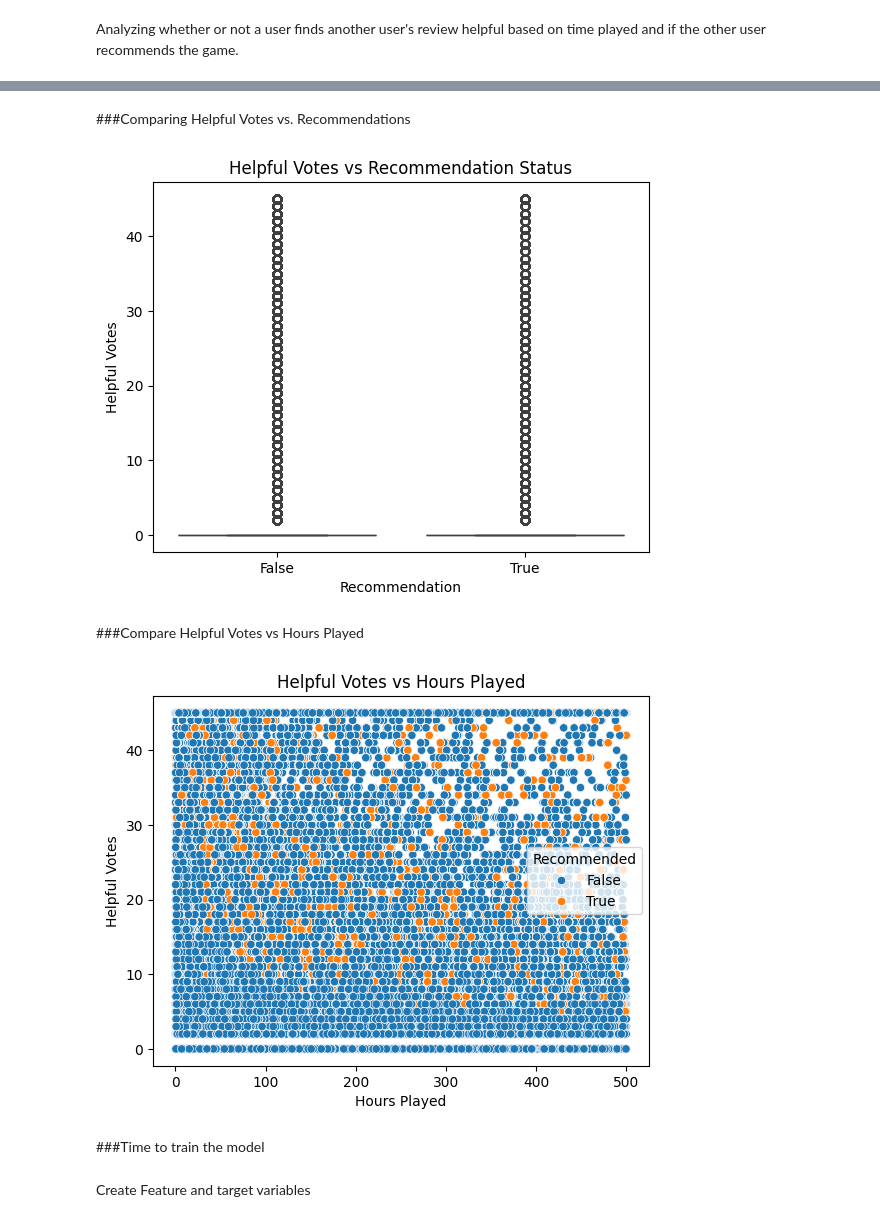
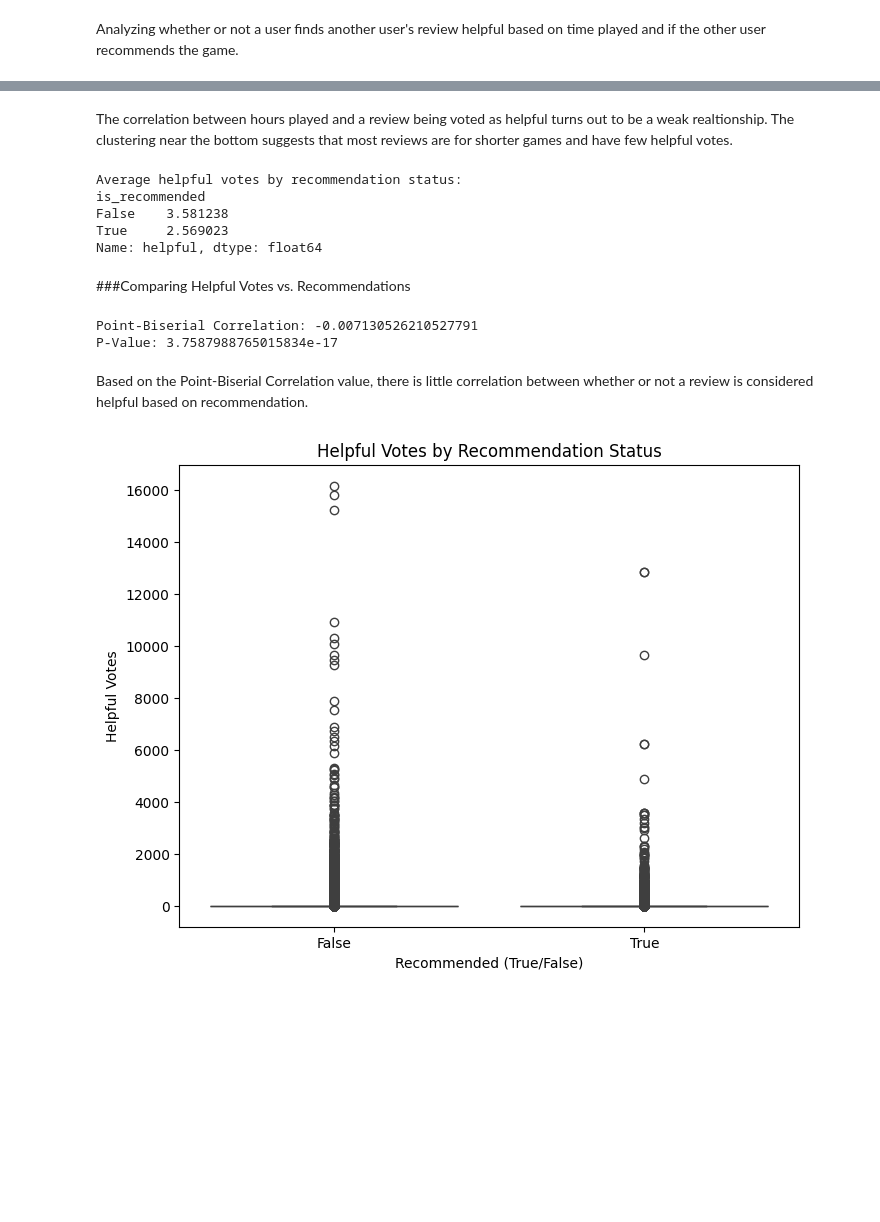
Before and after one commit to ZSCode768/Machine-Learning-Project, a Jupyter notebook: Surlow_EDA_Project.ipynb, the cells around one changed output, grey strips where cells are left out. Cells and saved outputs as stored; diff of their text form; code cells hidden in the pictures; blank space fills up the shorter version.

```diff
--- a/Surlow_EDA_Project.ipynb
+++ b/Surlow_EDA_Project.ipynb
@@ -111,15 +193,15 @@ Name: helpful, dtype: int64
 # %%
 # Standardize helpful values to eliminate data corruption and create binary value of review being helpful or not helpful
-data['helpful'] = pd.to_numeric(data['helpful'], errors='coerce')
-data = data.dropna(subset=['helpful'])
-data['helpful_binary'] = data['helpful'].apply(lambda x: 1 if x > 0 else 0)
-data['helpful_binary'] = data['helpful_binary'].replace({1: 'helpful', 0: 'not_helpful'})
+df['helpful'] = pd.to_numeric(df['helpful'], errors='coerce')
+df =  df.dropna(subset=['helpful'])
+df['helpful_binary'] =  df['helpful'].apply(lambda x: 1 if x > 0 else 0)
+df['helpful_binary'] =  df['helpful_binary'].replace({1: 'helpful', 0: 'not_helpful'})
 
 # Display the is_recommended values after standardization
-print(data['helpful_binary'].value_counts())
+print(df['helpful_binary'].value_counts())
 print("\n\n")
 # Display Percentages
-percen = data['helpful_binary'].value_counts(normalize=True)*100
+percen =  df['helpful_binary'].value_counts(normalize=True)*100
 percen = percen.map(lambda x: f"%{x:.6f}")
 print(percen)
 # %% [output]
@@ -159,32 +273,40 @@ plt.show()
+# %% [markdown]
+The correlation between hours played and a review being voted as helpful turns out to be a weak realtionship.  The clustering near the bottom suggests that most reviews are for shorter games and have few helpful votes.
+# %%
+df['is_recommended'] = df['is_recommended'].str.lower()
+df['is_recommended'] = df['is_recommended'].map({'true': True, 'false': False})
+df['is_recommended'] = df['is_recommended'].fillna(False)
+
+# Group by is_recommended and compute average helpful votes
+recommendation_stats = df.groupby('is_recommended')['helpful'].mean()
+print("Average helpful votes by recommendation status:")
+print(recommendation_stats)
+# %% [output]
+Average helpful votes by recommendation status:
+is_recommended
+False    3.581238
+True     2.569023
+Name: helpful, dtype: float64
 # %% [markdown]
 ###Comparing Helpful Votes vs. Recommendations
+# %%
+df['is_recommended_numeric'] = df['is_recommended'].astype(int)
+
+corr, p_value = pointbiserialr(df['is_recommended_numeric'], df['helpful'])
+print(f"Point-Biserial Correlation: {corr}")
+print(f"P-Value: {p_value}")
+# %% [output]
+Point-Biserial Correlation: -0.007130526210527791
+P-Value: 3.7587988765015834e-17
+# %% [markdown]
+Based on the Point-Biserial Correlation value, there is little correlation between whether or not a review is considered helpful based on recommendation.
 # %%
-data['is_recommended'] = data['is_recommended'].str.lower()
-data['is_recommended'] = data['is_recommended'].map({'true': True, 'false': False})
-data['is_recommended'] = data['is_recommended'].fillna(False)
-
-sns.boxplot(x='is_recommended', y='helpful', data=data)
-plt.title('Helpful Votes vs Recommendation Status')
-plt.xlabel('Recommendation')
+# Box plot for is_recommended vs. helpful votes
+plt.figure(figsize=(8, 6))
+sns.boxplot(x='is_recommended', y='helpful', data=df)
+plt.title('Helpful Votes by Recommendation Status')
+plt.xlabel('Recommended (True/False)')
 plt.ylabel('Helpful Votes')
 plt.show()
 # %% [output]
-[figure, old version]
+[figure, new version]
-# %% [markdown]
-###Compare Helpful Votes vs Hours Played
-# %%
-# Filter data for hours <= 500 and helpful <= 50
-filtered_data = data[(data['hours'] <= 500) & (data['helpful'] <= 50)]
-
-sns.scatterplot(x='hours', y='helpful', hue='is_recommended', data=filtered_data)
-plt.title('Helpful Votes vs Hours Played')
-plt.xlabel('Hours Played')
-plt.ylabel('Helpful Votes')
-plt.legend(title='Recommended')
-plt.show()
-# %% [output]
-[figure, removed]
-# %% [markdown]
-###Time to train the model
-# %% [markdown]
-Create Feature and target variables
```
Also changed, not shown: parts of 44 cells of this notebook.
